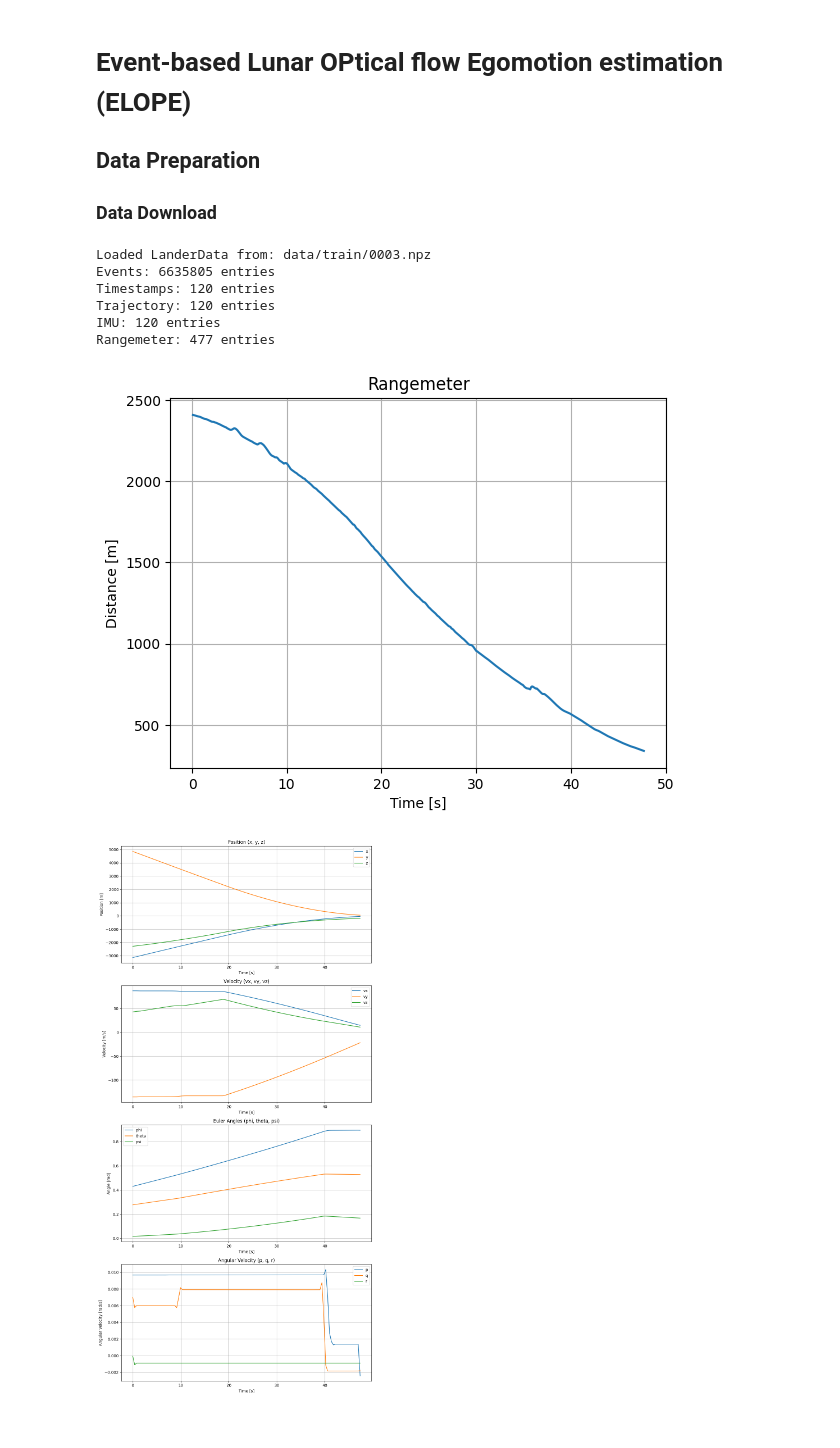
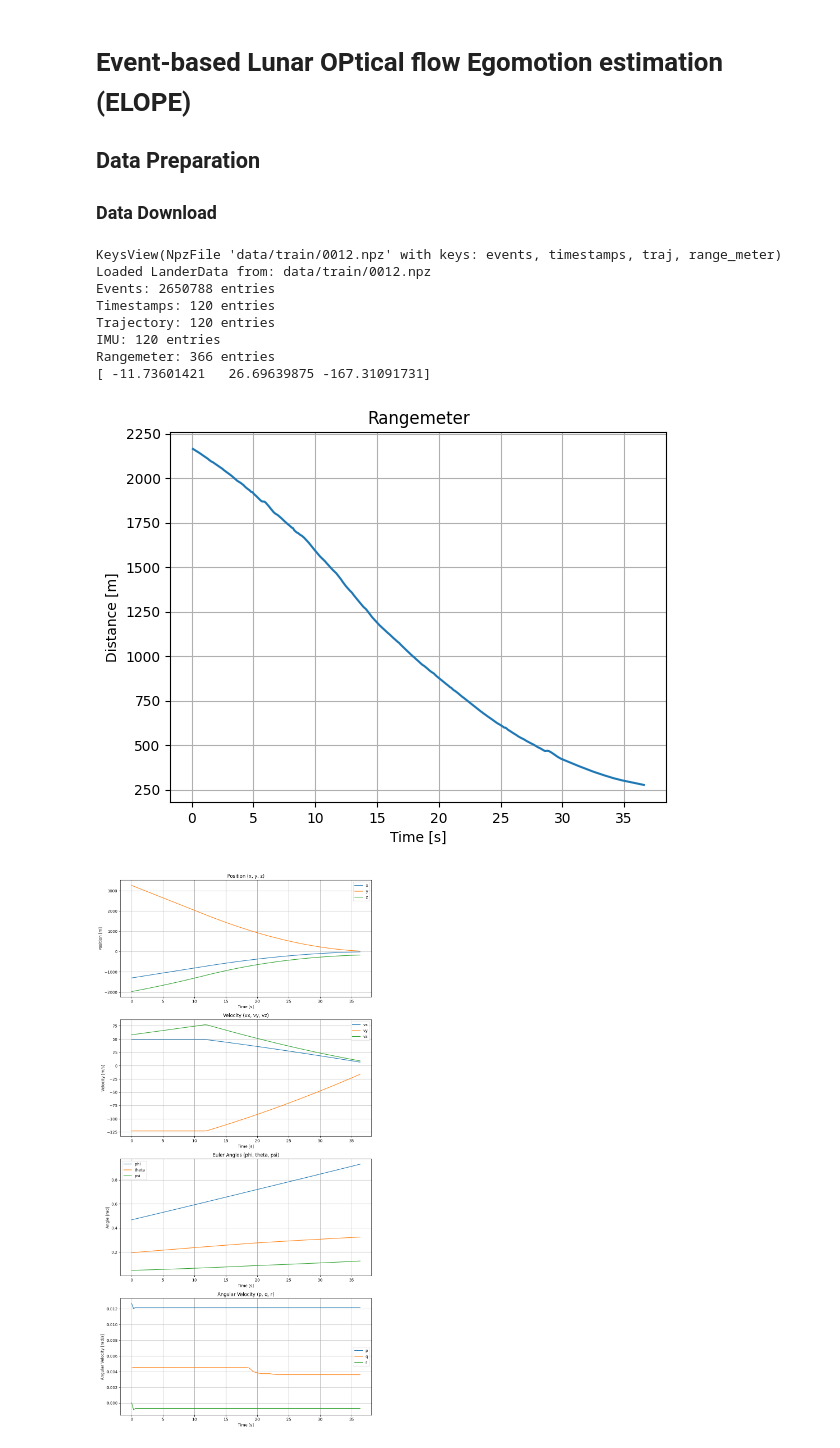
Before and after one commit to jrosa02/ZAW-Projekt, a Jupyter notebook: main.ipynb, the cells around one changed output. Saved outputs shown, nothing was run; the diff lists cells and outputs as text; code cells hidden in the pictures.

```diff
--- a/main.ipynb
+++ b/main.ipynb
@@ -52,20 +50,23 @@ except FileNotFoundError:
 train_path = os.path.join(dataset_path, "train")
 test_path = os.path.join(dataset_path, "test")
 # %%
-landerData = LanderData("data/train/0003.npz",
-                        filter_data=False, filter_t=1/100, filter_k=1, filter_size=5)
+from dataVisualization import LanderData
+
+landerData = LanderData("data/train/0012.npz")
 landerData.summary()
-# landerData.plot_rangemeter()
+landerData.plot_rangemeter()
 landerData.plot_trajectory()
 landerData.display_event_frames(tau=0.25, wait=100)
 # %% [output]
-Loaded LanderData from: data/train/0003.npz
-Events: 6635805 entries
+KeysView(NpzFile 'data/train/0012.npz' with keys: events, timestamps, traj, range_meter)
+Loaded LanderData from: data/train/0012.npz
+Events: 2650788 entries
 Timestamps: 120 entries
 Trajectory: 120 entries
 IMU: 120 entries
-Rangemeter: 477 entries
+Rangemeter: 366 entries
+[ -11.73601421   26.69639875 -167.31091731]
-[figure, old version]
+[figure, new version]
-[figure, old version]
+[figure, new version]
 User exited with 'q'.
 
```
Also changed, not shown: parts of 4 cells of this notebook, 3 other files.
